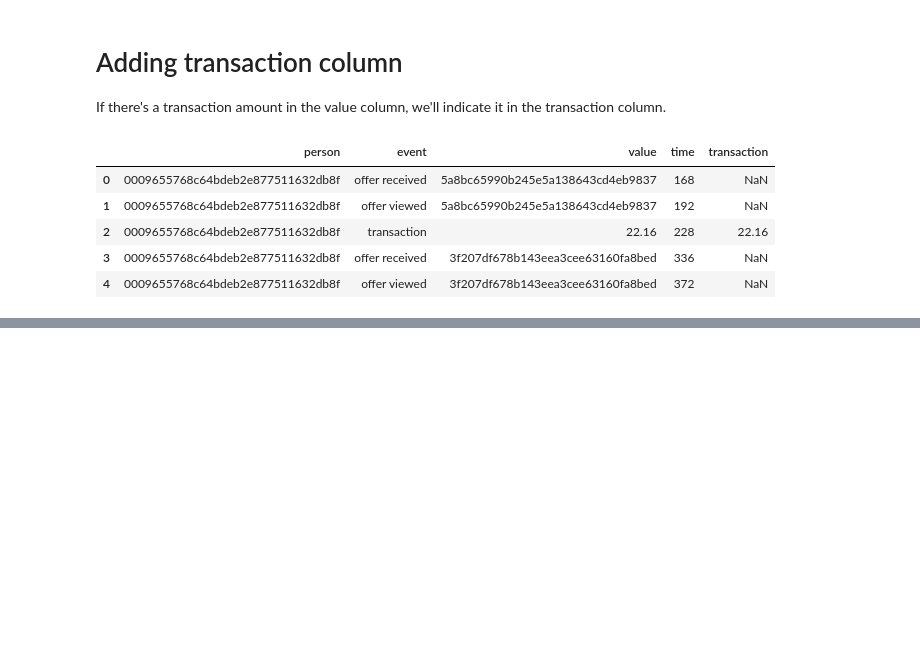
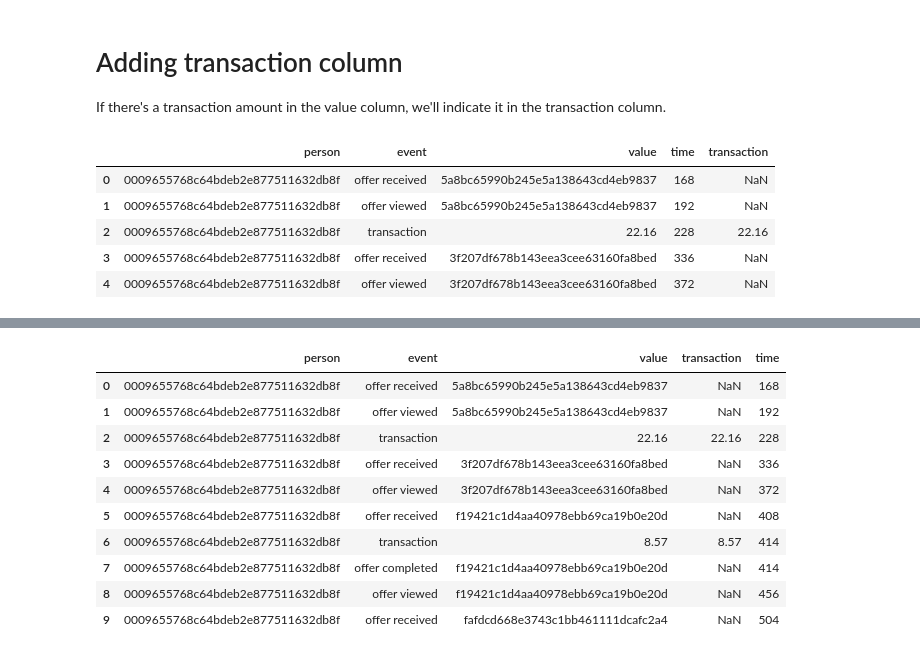
Before and after one commit to mbmontana785/Starbucks_Capstone, a Jupyter notebook: Starbucks_DataWrangling.ipynb, the cells around one changed output, grey strips where cells are left out. Drawn from its saved outputs; the diff is of its cells as text; code cells hidden in the pictures; blank space fills up the shorter version.

```diff
--- a/Starbucks_DataWrangling.ipynb
+++ b/Starbucks_DataWrangling.ipynb
@@ -486,2 +501,16 @@ starbucks_cust.head()
 # %%
 starbucks_cust = starbucks_cust.reindex(columns=['person', 'event', 'value', 'transaction', 'time'])
+# %%
+starbucks_cust.head(10)
+# %% [output]
+|  | person | event | value | transaction | time |
+| 0 | 0009655768c64bdeb2e877511632db8f | offer received | 5a8bc65990b245e5a138643cd4eb9837 | NaN | 168 |
+| 1 | 0009655768c64bdeb2e877511632db8f | offer viewed | 5a8bc65990b245e5a138643cd4eb9837 | NaN | 192 |
+| 2 | 0009655768c64bdeb2e877511632db8f | transaction | 22.16 | 22.16 | 228 |
+| 3 | 0009655768c64bdeb2e877511632db8f | offer received | 3f207df678b143eea3cee63160fa8bed | NaN | 336 |
+| 4 | 0009655768c64bdeb2e877511632db8f | offer viewed | 3f207df678b143eea3cee63160fa8bed | NaN | 372 |
+| 5 | 0009655768c64bdeb2e877511632db8f | offer received | f19421c1d4aa40978ebb69ca19b0e20d | NaN | 408 |
+| 6 | 0009655768c64bdeb2e877511632db8f | transaction | 8.57 | 8.57 | 414 |
+| 7 | 0009655768c64bdeb2e877511632db8f | offer completed | f19421c1d4aa40978ebb69ca19b0e20d | NaN | 414 |
+| 8 | 0009655768c64bdeb2e877511632db8f | offer viewed | f19421c1d4aa40978ebb69ca19b0e20d | NaN | 456 |
+| 9 | 0009655768c64bdeb2e877511632db8f | offer received | fafdcd668e3743c1bb461111dcafc2a4 | NaN | 504 |
```
Also changed, not shown: parts of 20 cells of this notebook.
